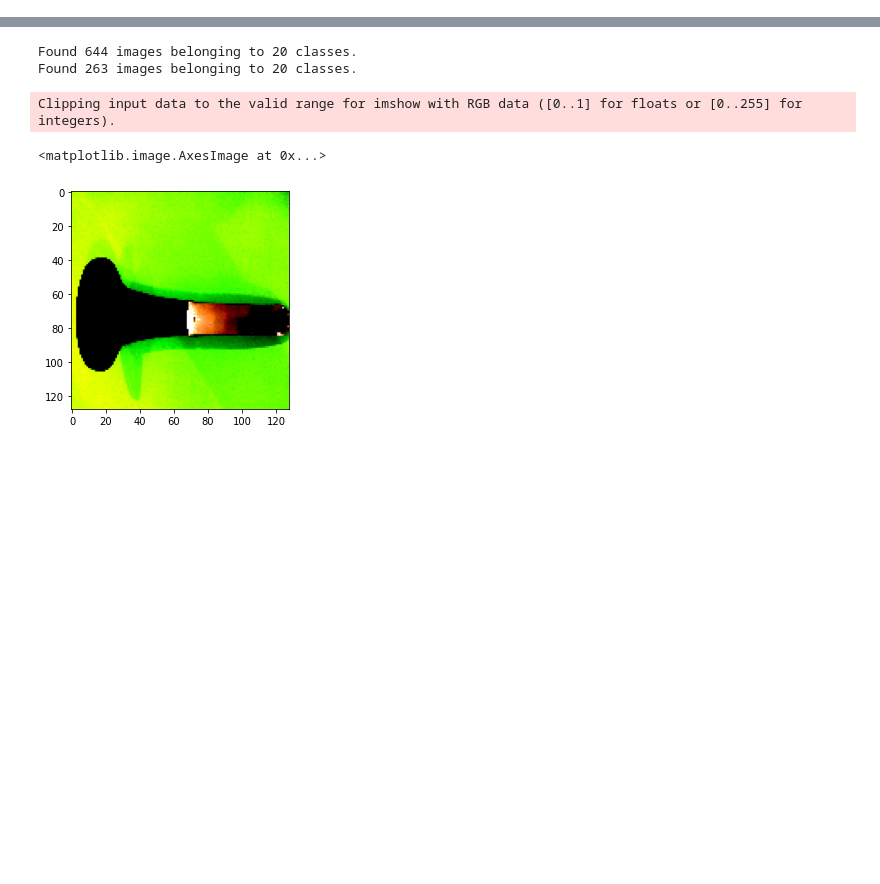
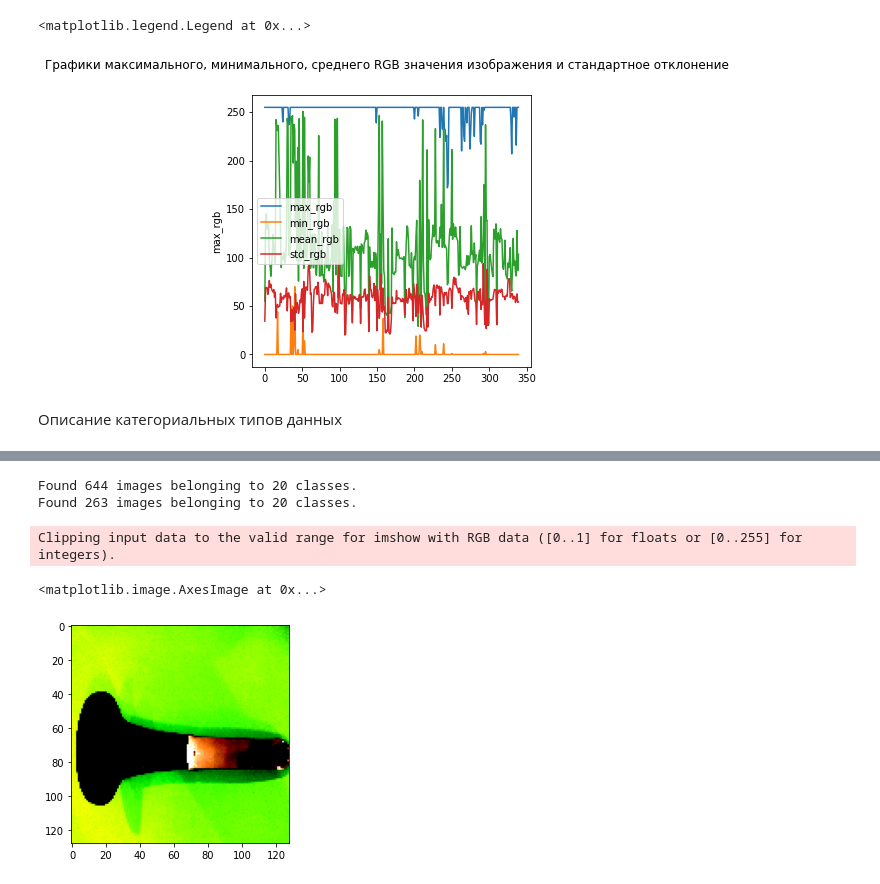
Before and after one commit to ElizavetaWow/ML_course_work, a Jupyter notebook: work_main.ipynb, the cells around one changed output, grey strips where cells are left out. Saved outputs shown, nothing was run; the diff lists cells and outputs as text; code cells hidden in the pictures; blank space fills up the shorter version.

Commit message:
Предварительный и описательный анализы данных

```diff
--- a/work_main.ipynb
+++ b/work_main.ipynb
@@ -10,0 +180,13 @@ Get data
+# %%
+f, ax = plt.subplots(figsize=(5, 5))
+f.suptitle('Графики максимального, минимального, среднего RGB значения изображения и стандартное отклонение')
+sns.lineplot(label='max_rgb', data=df['max_rgb'])
+sns.lineplot(label='min_rgb', data=df['min_rgb'])
+sns.lineplot(label='mean_rgb', data=df['mean_rgb'])
+sns.lineplot(label='std_rgb', data=df['std_rgb'])
+plt.legend(fontsize=10)
+# %% [output]
+<matplotlib.legend.Legend at 0x...>
+[figure, added]
+# %% [markdown]
+Описание категориальных типов данных
```
Also changed, not shown: parts of 27 cells of this notebook.
